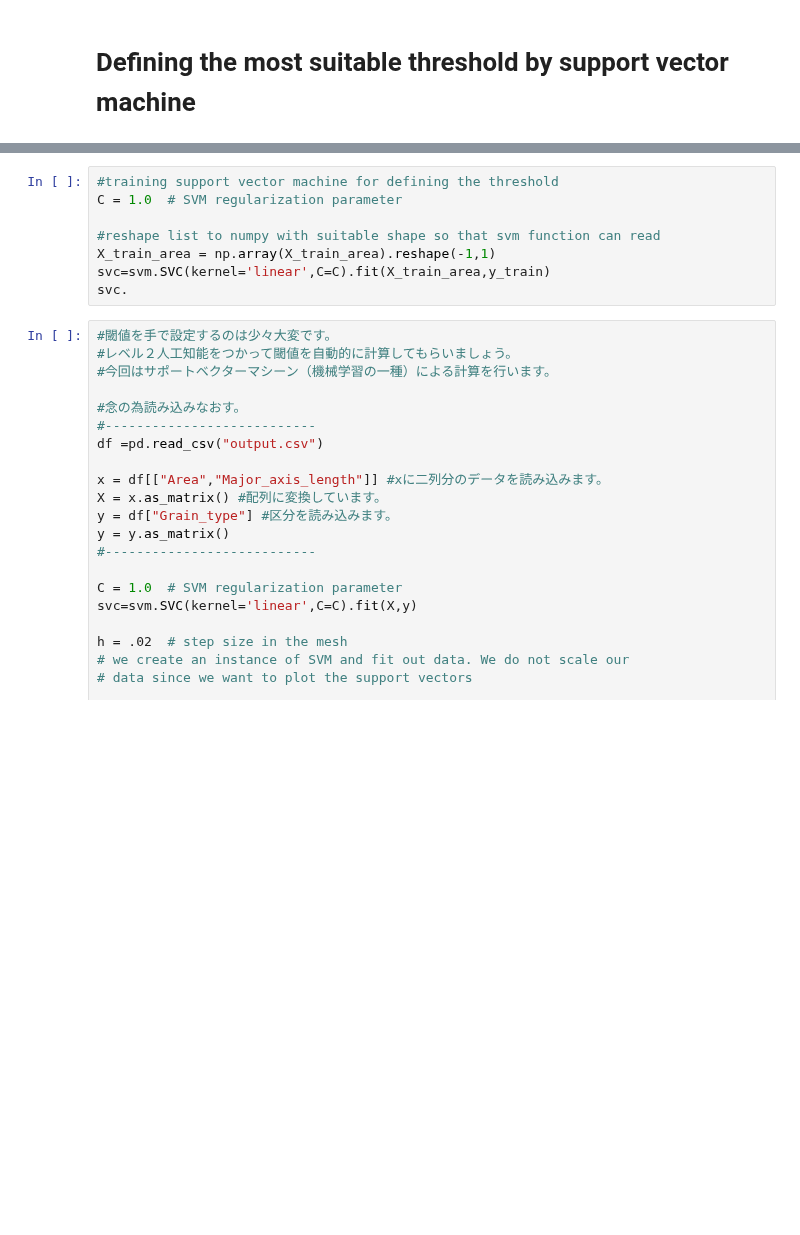
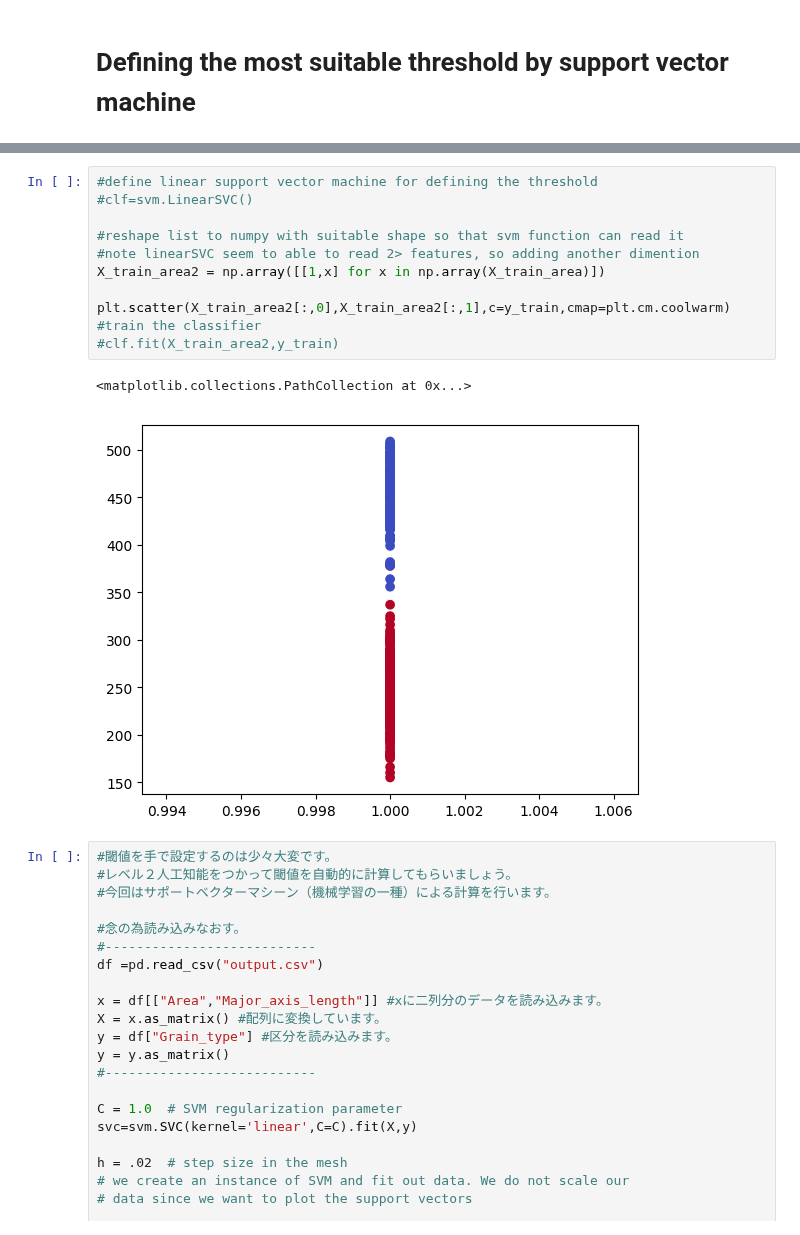
Before and after one commit to totti0223/deep_learning_for_biologists_with_keras, a Jupyter notebook: notebooks/rice_seed_classification.ipynb, the cells around one changed output, grey strips where cells are left out. Drawn from its saved outputs; the diff is of its cells as text; blank space fills up the shorter version.

```diff
--- a/notebooks/rice_seed_classification.ipynb
+++ b/notebooks/rice_seed_classification.ipynb
@@ -319,11 +340,17 @@ predicted label is:  1
 # %%
-#training support vector machine for defining the threshold
-C = 1.0  # SVM regularization parameter
+#define linear support vector machine for defining the threshold
+#clf=svm.LinearSVC()
 
-#reshape list to numpy with suitable shape so that svm function can read
-X_train_area = np.array(X_train_area).reshape(-1,1)
-svc=svm.SVC(kernel='linear',C=C).fit(X_train_area,y_train)
-svc.
+#reshape list to numpy with suitable shape so that svm function can read it
+#note linearSVC seem to able to read 2> features, so adding another dimention
+X_train_area2 = np.array([[1,x] for x in np.array(X_train_area)])
+
+plt.scatter(X_train_area2[:,0],X_train_area2[:,1],c=y_train,cmap=plt.cm.coolwarm)
+#train the classifier
+#clf.fit(X_train_area2,y_train)
+# %% [output]
+<matplotlib.collections.PathCollection at 0x...>
+[figure, added]
 # %%
 #閾値を手で設定するのは少々大変です。
 #レベル２人工知能をつかって閾値を自動的に計算してもらいましょう。
```
Also changed, not shown: parts of 1 cell of this notebook.
